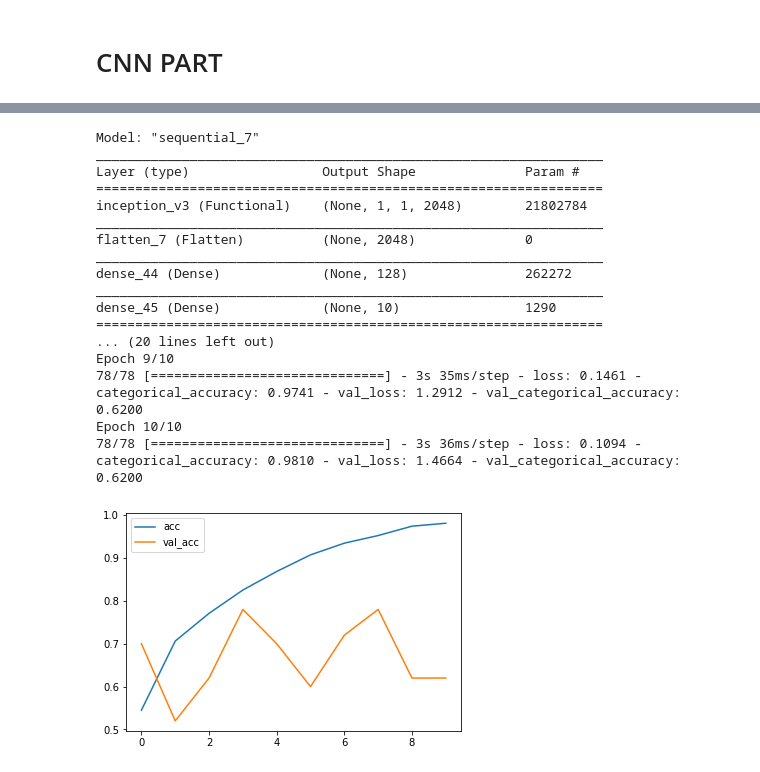
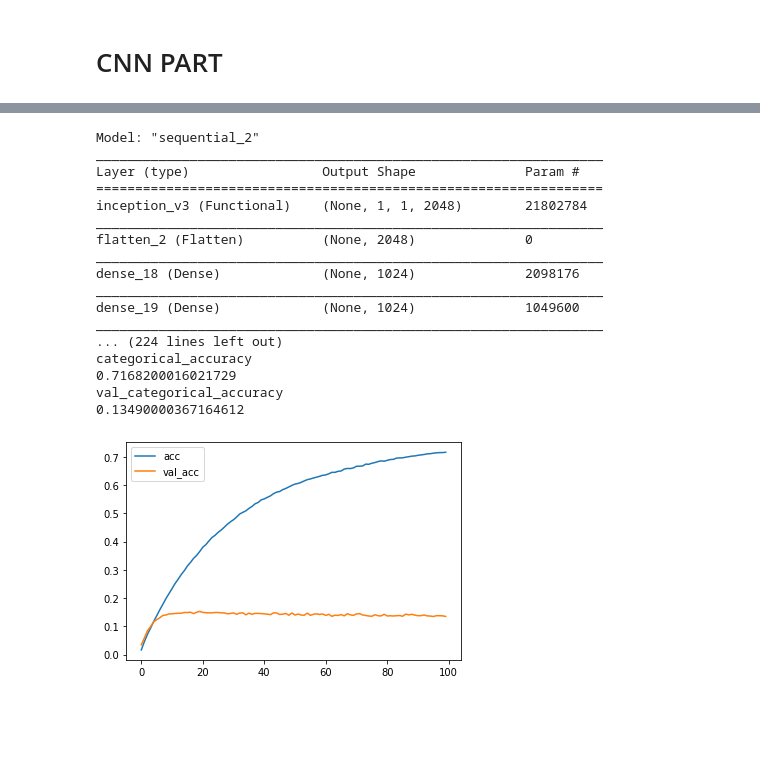
Before and after one commit to YLee2121/cs767_nn_repo, a Jupyter notebook: assignment/assignment_5/CNN_assignment5.ipynb, the cells around one changed output, grey strips where cells are left out. Drawn from its saved outputs; the diff is of its cells as text; code cells hidden in the pictures; blank space fills up the shorter version.

```diff
--- a/assignment/assignment_5/CNN_assignment5.ipynb
+++ b/assignment/assignment_5/CNN_assignment5.ipynb
@@ -22,18 +25,18 @@ hub://activeloop/tiny-imagenet-validation loaded successfully.
 This dataset can be visualized in Jupyter Notebook by ds.visualize() or at https://app.activeloop.ai/activeloop/tiny-imagenet-validation
 # %%
 # extract data
-train_data_ori = train.images[:10000, :, :, 0:1].numpy()
-train_label = train.labels[:10000].numpy()
+train_data_ori = train.images[:, :, :, 0:1].numpy()
+train_label = train.labels[:].numpy()
 
-# val_data_ori = val.images[:, :, :, 0:1].numpy()
-# val_label = val.labels[:].numpy()
+val_data_ori = val.images[:, :, :, 0:1].numpy()
+val_label = val.labels[:].numpy()
 # %%
 # turn one channel to three channel
 # and resize to 75, 75
 train_data_norm = into_three_ch(train_data_ori, (75, 75)) / 255
 
-# val_data_norm = into_three_ch(val_data_ori, (75, 75)) / 255
+val_data_norm = into_three_ch(val_data_ori, (75, 75)) / 255
 
 print(train_data_norm.shape)
-# print(val_data_norm.shape)
+print(val_data_norm.shape)
 # %% [output]
@@ -46,12 +50,12 @@ num_of_class = len(label)
 train_label_idx, mapping = label_shrink(train_label)
 train_label_encode = KERAS.utils.to_categorical(train_label_idx, num_classes=num_of_class)
 
-# val_label_idx, mapping = label_shrink(val_label, mapping)
-# val_label_encode = KERAS.utils.to_categorical(val_label_idx, num_classes=num_of_class)
+val_label_idx, mapping = label_shrink(val_label, mapping)
+val_label_encode = KERAS.utils.to_categorical(val_label_idx, num_classes=num_of_class)
 
 print(train_data_norm.shape)
 print(train_label_encode.shape)
 print(num_of_class)
-# print(val_data_norm.shape)
-# print(val_label_encode.shape)
+print(val_data_norm.shape)
+print(val_label_encode.shape)
 # %% [output]
@@ -189,5 +223,5 @@ KeyboardInterrupt:
 # %%
-# Inceptionv4
+# Inceptionv3
 input_shape = (75, 75, 3)
 
 base = KERAS.applications.InceptionV3(
@@ -199,54 +233,66 @@ base = KERAS.applications.InceptionV3(
 base.trainable = False
 
 
-
 model = KERAS.models.Sequential(
     [
         base,
         KERAS.layers.Flatten(),
+        KERAS.layers.Dense(1024, activation='relu'),
+        KERAS.layers.Dense(1024, activation='relu'),
+        KERAS.layers.Dropout(0.5),
+
+        KERAS.layers.Dense(512, activation='relu'),
+        KERAS.layers.Dense(512, activation='relu'),
+        KERAS.layers.Dropout(0.5),
 
         KERAS.layers.Dense(128, activation='relu'),
+        KERAS.layers.Dense(128, activation='relu'),
+        KERAS.layers.Dropout(0.25),
+
+        KERAS.layers.Dense(64, activation='relu'),
+        KERAS.layers.Dense(64, activation='relu'),
 
         KERAS.layers.Dense(num_of_class, activation='softmax')
     ]
 )
 
 
 model.compile(
     loss=KERAS.losses.CategoricalCrossentropy(),
     optimizer=KERAS.optimizers.RMSprop(),
     metrics=[KERAS.metrics.CategoricalAccuracy()]
 )
 
 model.summary()
 
 history = model.fit(
     train_data_norm, train_label_encode,
-    batch_size=64,
-    epochs=50,
-    validation_split=0.01,
-    verbose=0,
+    batch_size=256,
+    epochs=100,
+    validation_data=(val_data_norm, val_label_encode),
+    validation_batch_size=100,
+    # verbose=0,
 
     use_multiprocessing=True
 )
 
 plot_history(history)
 # %% [output]
-Model: "sequential_7"
+Model: "sequential_2"
 _________________________________________________________________
 Layer (type)                 Output Shape              Param #
 =================================================================
 inception_v3 (Functional)    (None, 1, 1, 2048)        21802784
 _________________________________________________________________
-flatten_7 (Flatten)          (None, 2048)              0
+flatten_2 (Flatten)          (None, 2048)              0
 _________________________________________________________________
-dense_44 (Dense)             (None, 128)               262272
+dense_18 (Dense)             (None, 1024)              2098176
 _________________________________________________________________
-dense_45 (Dense)             (None, 10)                1290
-=================================================================
-... (20 lines left out)
-Epoch 9/10
-78/78 [==============================] - 3s 35ms/step - loss: 0.1461 - categorical_accuracy: 0.9741 - val_loss: 1.2912 - val_categorical_accuracy: 0.6200
-Epoch 10/10
-78/78 [==============================] - 3s 36ms/step - loss: 0.1094 - categorical_accuracy: 0.9810 - val_loss: 1.4664 - val_categorical_accuracy: 0.6200
+dense_19 (Dense)             (None, 1024)              1049600
+_________________________________________________________________
+... (224 lines left out)
+categorical_accuracy
+0.7168200016021729
+val_categorical_accuracy
+0.13490000367164612
-[figure, old version]
+[figure, new version]
```
Also changed, not shown: parts of 5 cells of this notebook, 3 other files.
